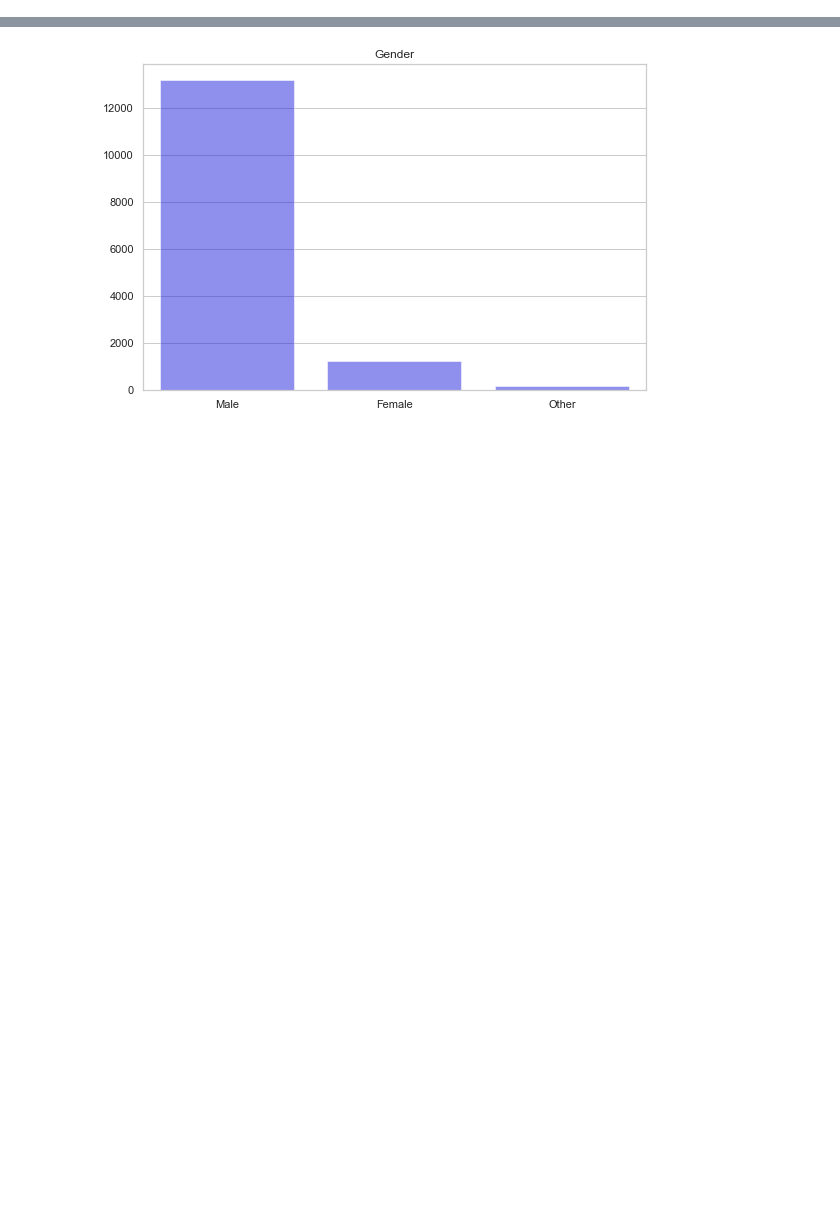
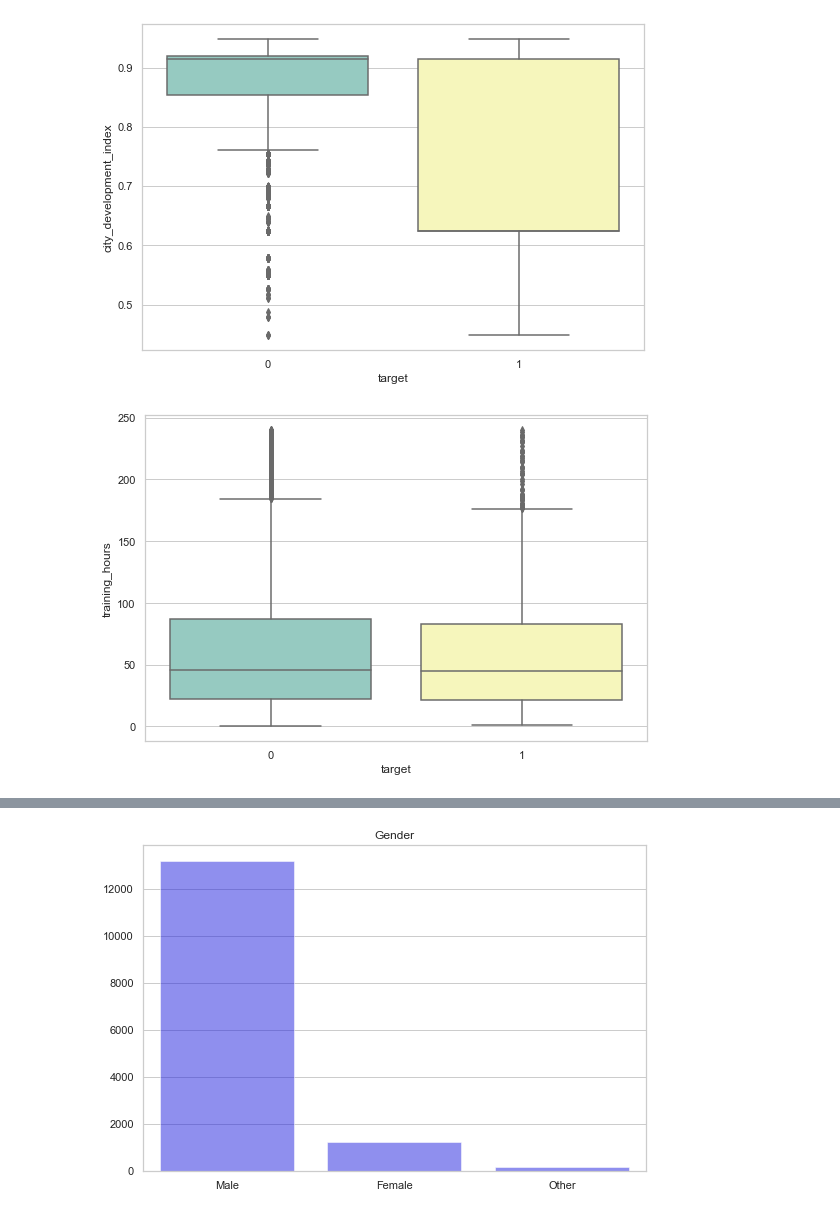
Before and after one commit to Xiajiruo/HR-Analytics-Job-Change-of-Data-Scientists, a Jupyter notebook: hr.ipynb, the cells around one changed output, grey strips where cells are left out. Cells and saved outputs as stored; diff of their text form; code cells hidden in the pictures; blank space fills up the shorter version.

```diff
--- a/hr.ipynb
+++ b/hr.ipynb
@@ -171 +169,8 @@ df_train_notna[con].hist(figsize=(12,9));
+# %%
+for column in con:
+    plt.figure(figsize=[9,6])
+    sns.boxplot(x="target", y=column, palette="Set3", data=df_train_notna, orient='v');
+# %% [output]
+[figure, added]
+[figure, added]
 # %%
```
Also changed, not shown: parts of 6 cells of this notebook.
